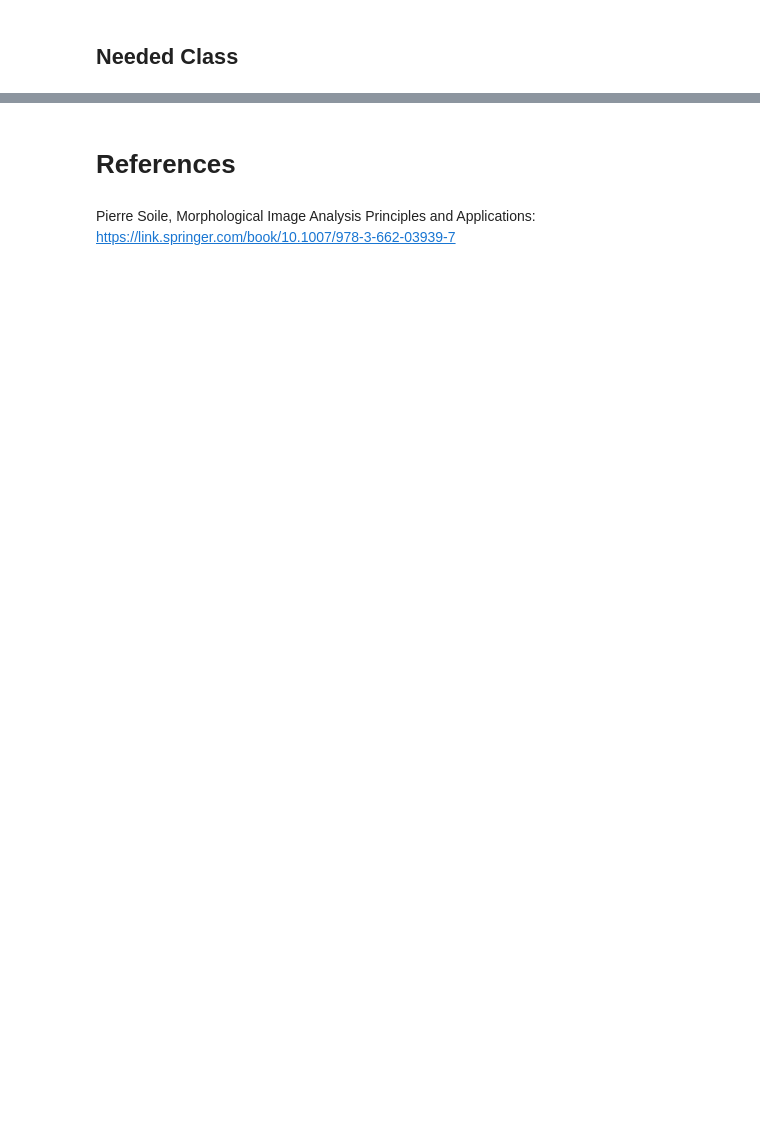
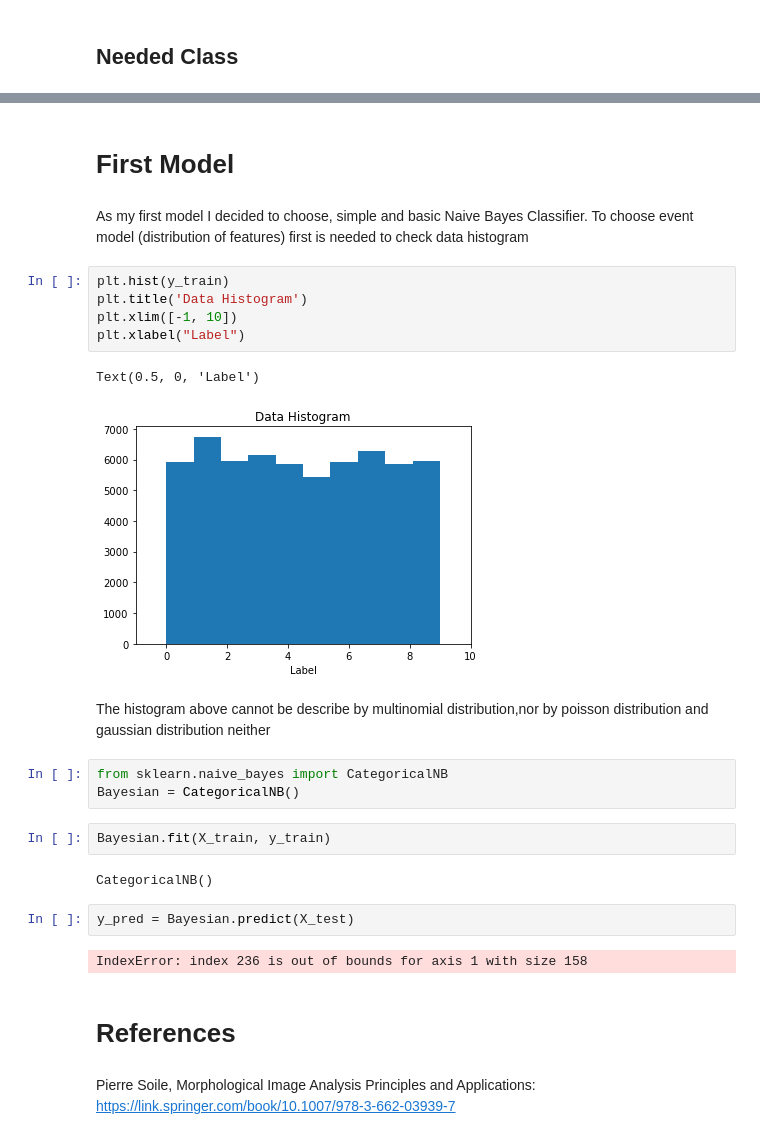
Before and after one commit to PatrickDabkowski/Classifier_Model, a Jupyter notebook: Image Classifier Visualization and Documentation.ipynb, the cells around one changed output, grey strips where cells are left out. Cells and saved outputs as stored; diff of their text form; blank space fills up the shorter version.

```diff
--- a/Image Classifier Visualization and Documentation.ipynb
+++ b/Image Classifier Visualization and Documentation.ipynb
@@ -131,3 +159,28 @@ class Test_Image:
+# %% [markdown]
+# First Model
+# %% [markdown]
+As my first model I decided to choose, simple and basic Naive Bayes Classifier. To choose event model (distribution of features) first is needed to check data histogram
+# %%
+plt.hist(y_train)
+plt.title('Data Histogram')
+plt.xlim([-1, 10])
+plt.xlabel("Label")
+# %% [output]
+Text(0.5, 0, 'Label')
+[figure, added]
+# %% [markdown]
+The histogram above cannot be describe by multinomial distribution,nor by poisson distribution and gaussian distribution neither
+# %%
+from sklearn.naive_bayes import CategoricalNB
+Bayesian = CategoricalNB()
+# %%
+Bayesian.fit(X_train, y_train)
+# %% [output]
+CategoricalNB()
+# %%
+y_pred = Bayesian.predict(X_test)
+# %% [output]
+IndexError: index 236 is out of bounds for axis 1 with size 158
 # %% [markdown]
 # References
 # %% [markdown]
```
Also changed, not shown: parts of 12 cells of this notebook, 1 other file.
